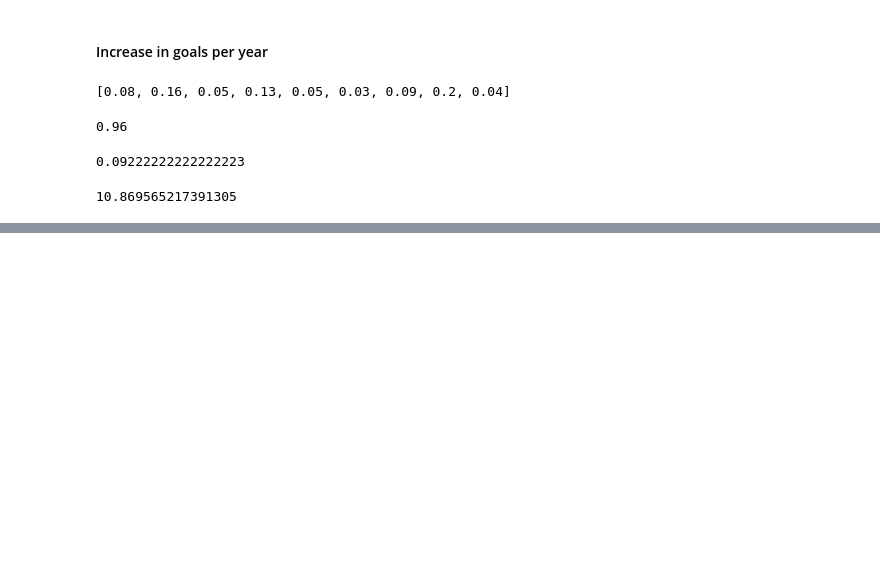
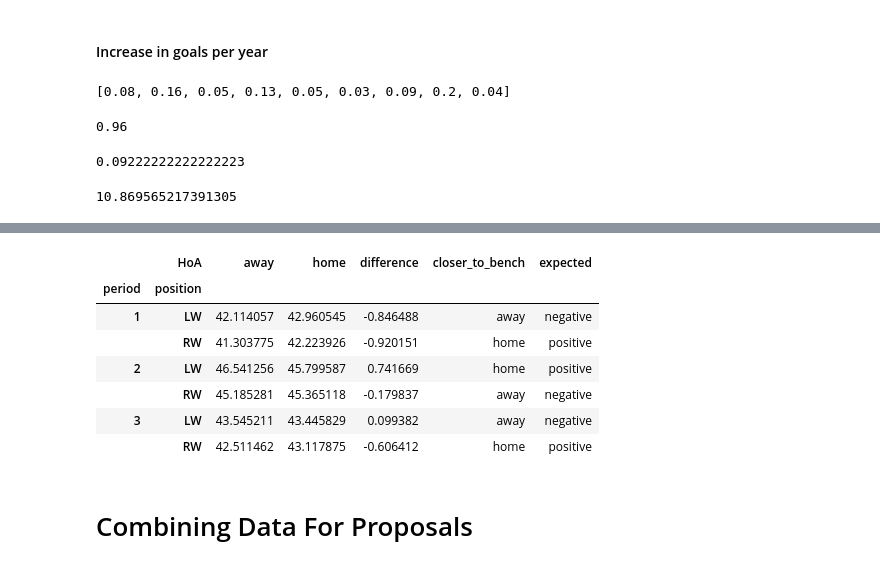
Before and after one commit to gregfeliu/Long-Change-Effect-in-NHL-Gameplay, a Jupyter notebook: notebooks/Analysis.ipynb, the cells around one changed output, grey strips where cells are left out. Saved outputs shown, nothing was run; the diff lists cells and outputs as text; code cells hidden in the pictures; blank space fills up the shorter version.

```diff
--- a/notebooks/Analysis.ipynb
+++ b/notebooks/Analysis.ipynb
@@ -146,0 +375,5 @@ sum (increase_goals_w_long_change_rounded) / len(increase_goals_w_long_change_ro
+# %%
+# away LW and home RW are closer to bench for first and third periods
+winger_shifts_post_2014 = pd.read_csv("../data/shift_length_by_position_home_or_away_post2014.csv", index_col=0)
+winger_shift_avgs = winger_shifts_post_2014.groupby(['period', 'position', 'HoA']).shift_len.mean()
+winger_shift_avgs
@@ -146,0 +399,2 @@ sum (increase_goals_w_long_change_rounded) / len(increase_goals_w_long_change_ro
+# %%
+winger_shift_avgs_df = winger_shift_avgs.unstack()
@@ -146,0 +410,20 @@ sum (increase_goals_w_long_change_rounded) / len(increase_goals_w_long_change_ro
+# %%
+winger_shift_avgs_df['difference'] = winger_shift_avgs_df['away'] - winger_shift_avgs_df['home']
+
+winger_shift_avgs_df['closer_to_bench'] = ['away', 'home' ,'home' ,'away', 'away',  'home']
+
+winger_shift_avgs_df['expected'] = ['negative' if x == 'away' else 'positive'
+                                    for x in winger_shift_avgs_df['closer_to_bench'] ]
+# %%
+winger_shift_avgs_df
+# %% [output]
+|  | HoA | away | home | difference | closer_to_bench | expected |
+| period | position |  |  |  |  |  |
+| 1 | LW | 42.114057 | 42.960545 | -0.846488 | away | negative |
+|  | RW | 41.303775 | 42.223926 | -0.920151 | home | positive |
+| 2 | LW | 46.541256 | 45.799587 | 0.741669 | home | positive |
+|  | RW | 45.185281 | 45.365118 | -0.179837 | away | negative |
+| 3 | LW | 43.545211 | 43.445829 | 0.099382 | away | negative |
+|  | RW | 42.511462 | 43.117875 | -0.606412 | home | positive |
+# %% [markdown]
+# Combining Data For Proposals
```
Also changed, not shown: parts of 62 cells of this notebook, 1 other file.
